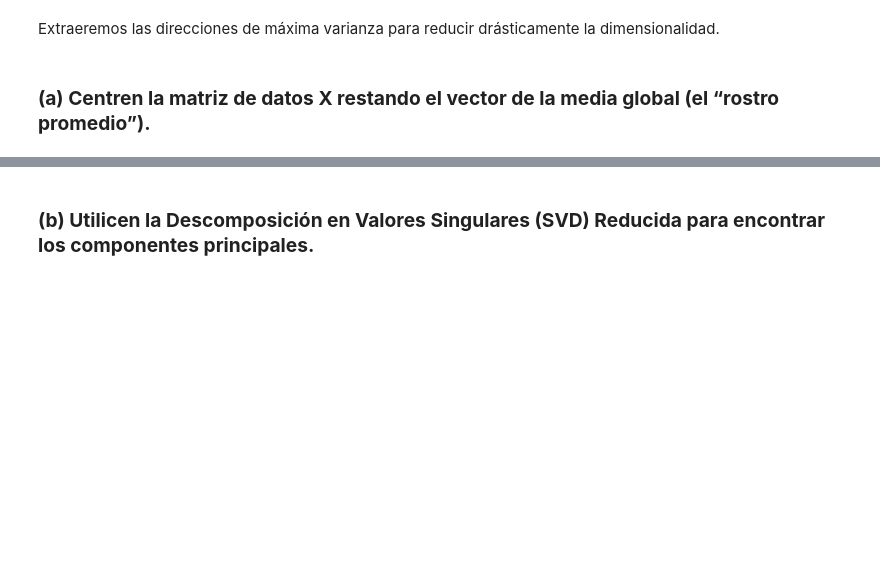
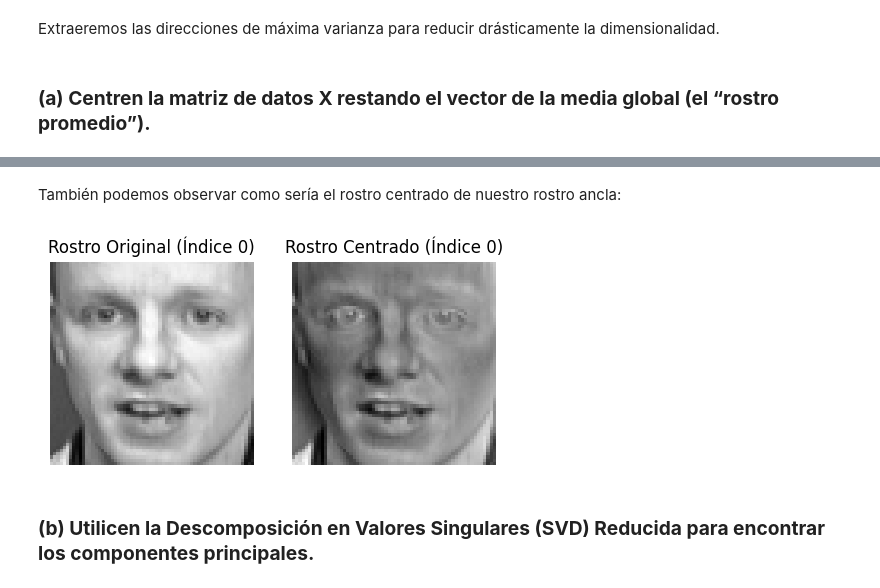
Before and after one commit to HeiderZapata/Applied-Math, a Jupyter notebook: Trabajo Final/Trabajo Final-Álgebra-Martinez-Zapata-Londono-Notebook.ipynb, the cells around one changed output, grey strips where cells are left out. Drawn from its saved outputs; the diff is of its cells as text; code cells hidden in the pictures; blank space fills up the shorter version.

```diff
--- a/Trabajo Final/Trabajo Final-Álgebra-Martinez-Zapata-Londono-Notebook.ipynb
+++ b/Trabajo Final/Trabajo Final-Álgebra-Martinez-Zapata-Londono-Notebook.ipynb
@@ -176,3 +175,32 @@ Dimensiones de X centrada: (400, 4096)
+# %% [markdown]
+También podemos observar como sería el rostro centrado de nuestro rostro ancla:
+# %%
+# --- Visualización de un Rostro Original vs. su versión Centrada ---
+
+# Elegimos a qué persona del dataset queremos mirar (índice del 0 al 399)
+indice = 0
+
+# Extraemos el vector original y el centrado
+rostro_original = X[indice]
+rostro_centrado = X_centrada[indice]
+
+# Creamos la figura comparativa
+fig, axes = plt.subplots(1, 2, figsize=(5, 2.5))
+
+# 1. Gráfica de la imagen original
+axes[0].imshow(rostro_original.reshape(64, 64), cmap='gray')
+axes[0].set_title(f"Rostro Original (Índice {indice})")
+axes[0].axis('off')
+
+# 2. Gráfica de la imagen centrada
+axes[1].imshow(rostro_centrado.reshape(64, 64), cmap='gray')
+axes[1].set_title(f"Rostro Centrado (Índice {indice})")
+axes[1].axis('off')
+
+plt.tight_layout()
+plt.show()
+# %% [output]
+[figure, added]
 # %% [markdown]
 ### **(b) Utilicen la Descomposición en Valores Singulares (SVD) Reducida para encontrar los componentes principales.**
 # %% [markdown]
```
Also changed, not shown: parts of 18 cells of this notebook.
